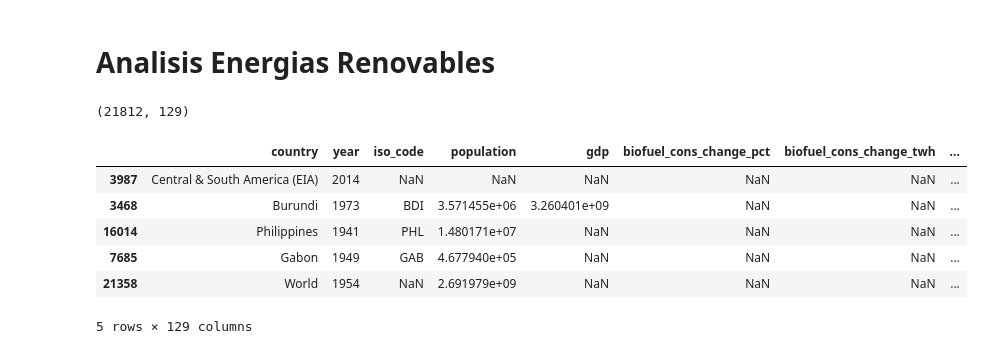
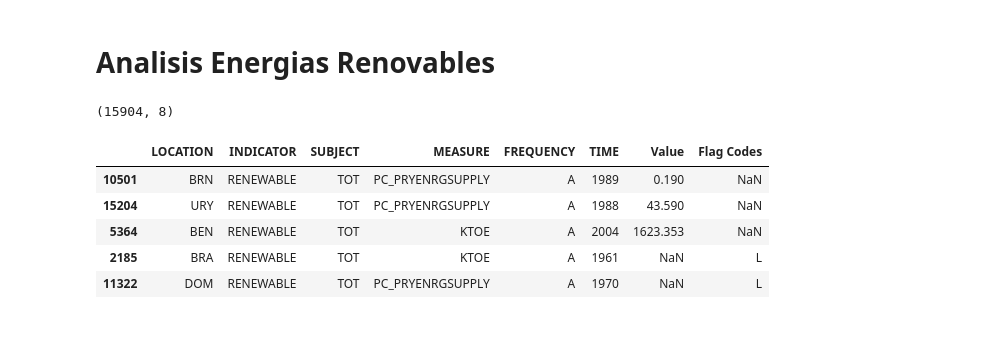
Before and after one commit to Bhdezm/Analisis-Energias-Renovables, a Jupyter notebook: EDA_energias_renovables.ipynb, the cells around one changed output. Cells and saved outputs as stored; diff of their text form; code cells hidden in the pictures.

```diff
--- a/EDA_energias_renovables.ipynb
+++ b/EDA_energias_renovables.ipynb
@@ -9,15 +9,14 @@ import plotly_express as px
 from sklearn.preprocessing import LabelEncoder
 from sklearn.preprocessing import OneHotEncoder
 # %%
-df=pd.read_csv('res/energy-data.csv')
+df=pd.read_csv('res/energias_renovables.csv')
 print(df.shape)
 df.sample(5)
 # %% [output]
-(21812, 129)
+(15904, 8)
-|  | country | year | iso_code | population | gdp | biofuel_cons_change_pct | biofuel_cons_change_twh | ... |
-| 3987 | Central & South America (EIA) | 2014 | NaN | NaN | NaN | NaN | NaN | ... |
-| 3468 | Burundi | 1973 | BDI | 3.571455e+06 | 3.260401e+09 | NaN | NaN | ... |
-| 16014 | Philippines | 1941 | PHL | 1.480171e+07 | NaN | NaN | NaN | ... |
-| 7685 | Gabon | 1949 | GAB | 4.677940e+05 | NaN | NaN | NaN | ... |
-| 21358 | World | 1954 | NaN | 2.691979e+09 | NaN | NaN | NaN | ... |
+|  | LOCATION | INDICATOR | SUBJECT | MEASURE | FREQUENCY | TIME | Value | Flag Codes |
+| 10501 | BRN | RENEWABLE | TOT | PC_PRYENRGSUPPLY | A | 1989 | 0.190 | NaN |
+| 15204 | URY | RENEWABLE | TOT | PC_PRYENRGSUPPLY | A | 1988 | 43.590 | NaN |
+| 5364 | BEN | RENEWABLE | TOT | KTOE | A | 2004 | 1623.353 | NaN |
+| 2185 | BRA | RENEWABLE | TOT | KTOE | A | 1961 | NaN | L |
+| 11322 | DOM | RENEWABLE | TOT | PC_PRYENRGSUPPLY | A | 1970 | NaN | L |
-5 rows × 129 columns
```
Also changed, not shown: parts of 6 cells of this notebook.
